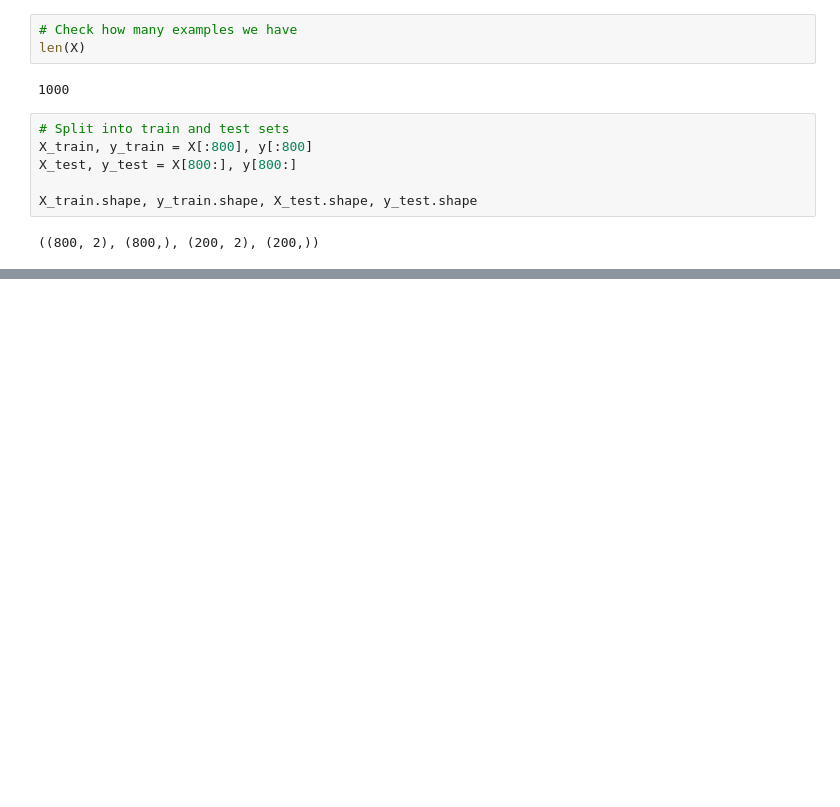
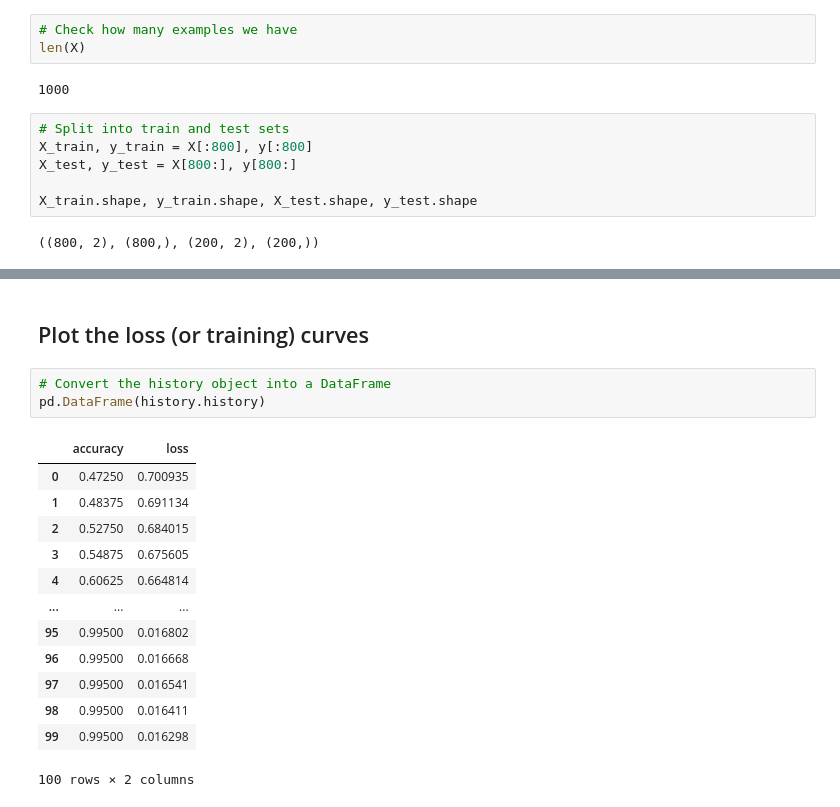
Before and after one commit to masrik-dev/Deep-Learning-with-TensorFlow-and-Python, a Jupyter notebook: 02_neural_network_classification_in_tensorflow.ipynb, the cells around one changed output, grey strips where cells are left out. Cells and saved outputs as stored; diff of their text form; blank space fills up the shorter version.

```diff
--- a/02_neural_network_classification_in_tensorflow.ipynb
+++ b/02_neural_network_classification_in_tensorflow.ipynb
@@ -769,0 +770,19 @@ doing binary classification
+# %% [markdown]
+## Plot the loss (or training) curves
+# %%
+# Convert the history object into a DataFrame
+pd.DataFrame(history.history)
+# %% [output]
+|  | accuracy | loss |
+| 0 | 0.47250 | 0.700935 |
+| 1 | 0.48375 | 0.691134 |
+| 2 | 0.52750 | 0.684015 |
+| 3 | 0.54875 | 0.675605 |
+| 4 | 0.60625 | 0.664814 |
+| ... | ... | ... |
+| 95 | 0.99500 | 0.016802 |
+| 96 | 0.99500 | 0.016668 |
+| 97 | 0.99500 | 0.016541 |
+| 98 | 0.99500 | 0.016411 |
+| 99 | 0.99500 | 0.016298 |
+100 rows × 2 columns
```
Also changed, not shown: parts of 24 cells of this notebook.
